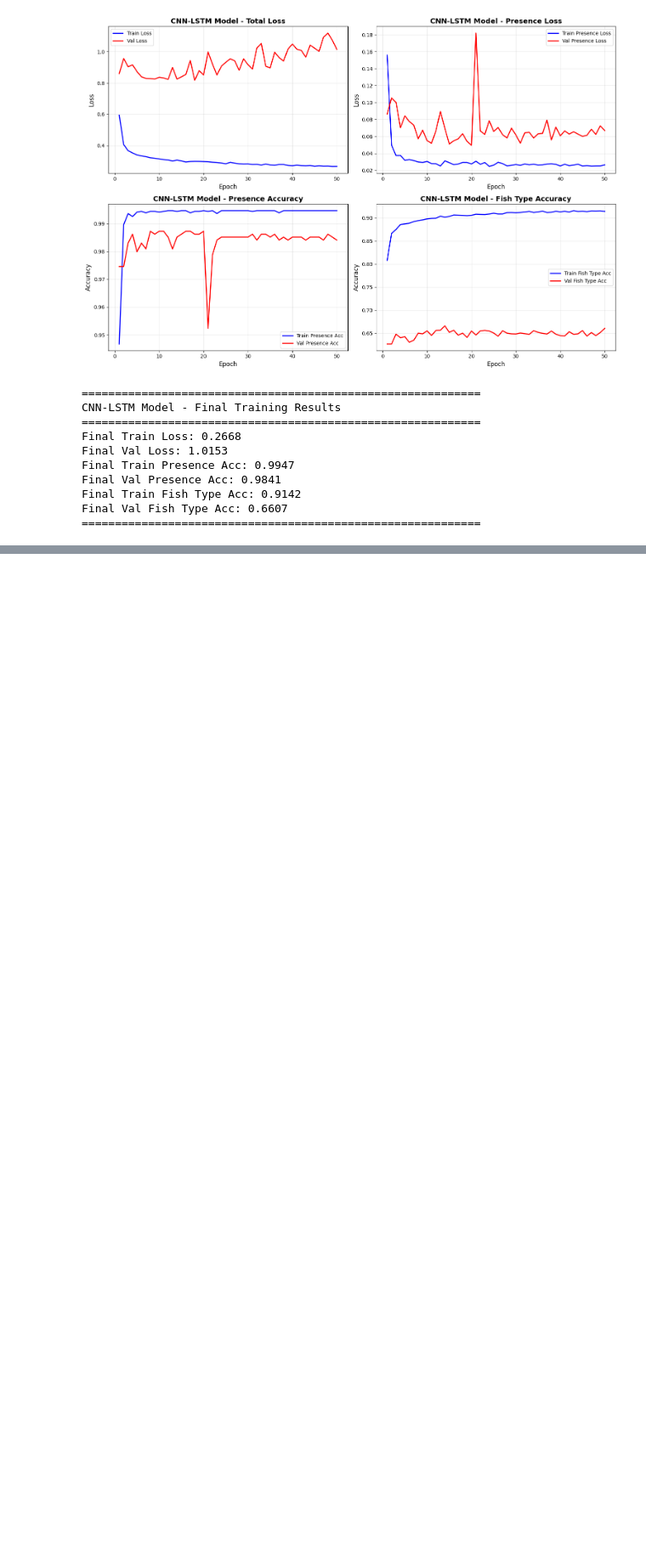
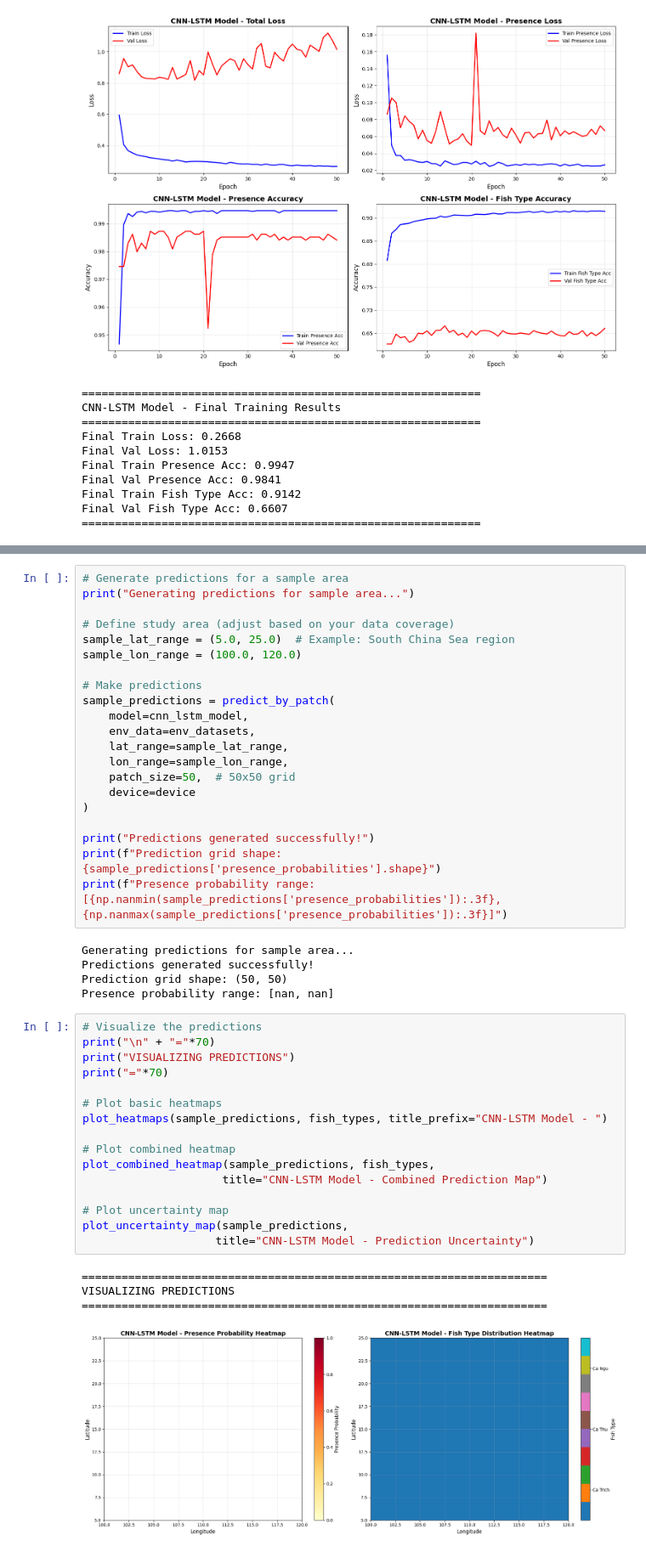
Before and after one commit to anhphuongnguyenquynh/marine-species-distribution-models-labs, a Jupyter notebook: models/3_deep_learning_methods/sdm_cnn_lstm_cnn-lstm_revised.ipynb, the cells around one changed output, grey strips where cells are left out. Shown at 85% size. Drawn from its saved outputs; the diff is of its cells as text; blank space fills up the shorter version.

Commit message:
first version using cnn, lstm, cnn-lstm model to train in SDM

```diff
--- a/models/3_deep_learning_methods/sdm_cnn_lstm_cnn-lstm_revised.ipynb
+++ b/models/3_deep_learning_methods/sdm_cnn_lstm_cnn-lstm_revised.ipynb
@@ -1848,0 +2286,47 @@ Final Val Fish Type Acc: 0.6607
+# %%
+# Generate predictions for a sample area
+print("Generating predictions for sample area...")
+
+# Define study area (adjust based on your data coverage)
+sample_lat_range = (5.0, 25.0)  # Example: South China Sea region
+sample_lon_range = (100.0, 120.0)
+
+# Make predictions
+sample_predictions = predict_by_patch(
+    model=cnn_lstm_model,
+    env_data=env_datasets,
+    lat_range=sample_lat_range,
+    lon_range=sample_lon_range,
+    patch_size=50,  # 50x50 grid
+    device=device
+)
+
+print("Predictions generated successfully!")
+print(f"Prediction grid shape: {sample_predictions['presence_probabilities'].shape}")
+print(f"Presence probability range: [{np.nanmin(sample_predictions['presence_probabilities']):.3f}, {np.nanmax(sample_predictions['presence_probabilities']):.3f}]")
+# %% [output]
+Generating predictions for sample area...
+Predictions generated successfully!
+Prediction grid shape: (50, 50)
+Presence probability range: [nan, nan]
+# %%
+# Visualize the predictions
+print("\n" + "="*70)
+print("VISUALIZING PREDICTIONS")
+print("="*70)
+
+# Plot basic heatmaps
+plot_heatmaps(sample_predictions, fish_types, title_prefix="CNN-LSTM Model - ")
+
+# Plot combined heatmap
+plot_combined_heatmap(sample_predictions, fish_types,
+                     title="CNN-LSTM Model - Combined Prediction Map")
+
+# Plot uncertainty map
+plot_uncertainty_map(sample_predictions,
+                    title="CNN-LSTM Model - Prediction Uncertainty")
+# %% [output]
+======================================================================
+VISUALIZING PREDICTIONS
+======================================================================
+[figure, added]
```
Also changed, not shown: parts of 10 cells of this notebook.
